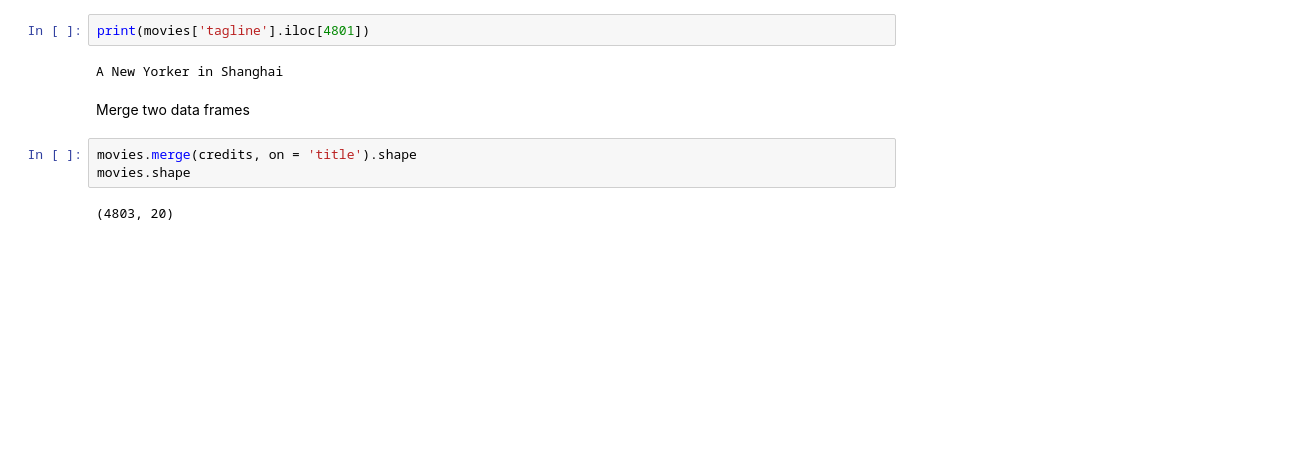
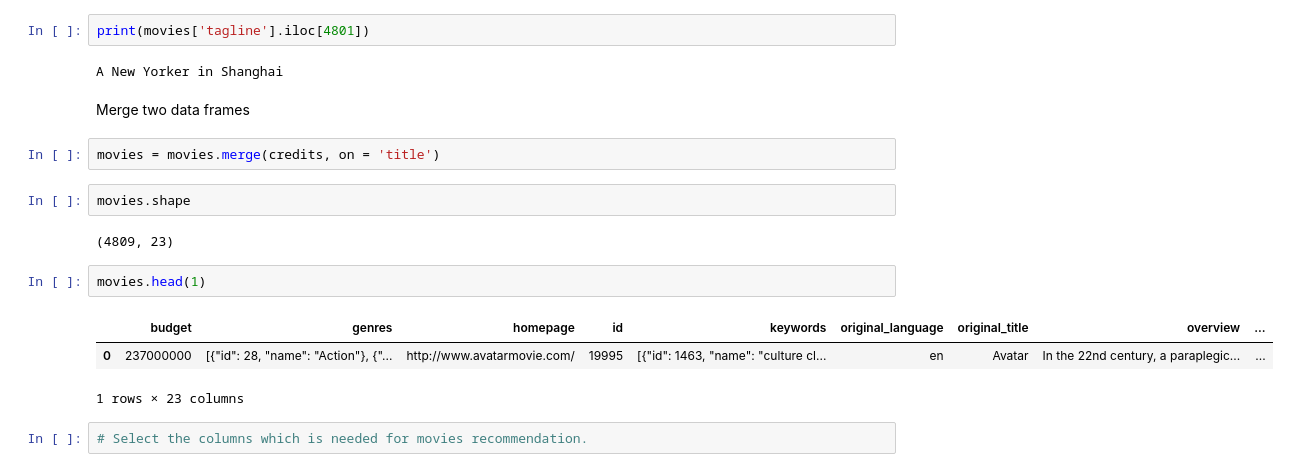
Before and after one commit to subhashiitb/100-Days-of-ML, a Jupyter notebook: ML Project/MovRec/Movie-Recommendatiion.ipynb, the cells around one changed output. Drawn from its saved outputs; the diff is of its cells as text; blank space fills up the shorter version.

```diff
--- a/ML Project/MovRec/Movie-Recommendatiion.ipynb
+++ b/ML Project/MovRec/Movie-Recommendatiion.ipynb
@@ -105,7 +92,16 @@ A New Yorker in Shanghai
 # %% [markdown]
 Merge two data frames
 # %%
-movies.merge(credits, on = 'title').shape
-movies.shape
+movies = movies.merge(credits, on = 'title')
-# %% [output]
-(4803, 20)
+# %%
+movies.shape
+# %% [output]
+(4809, 23)
+# %%
+movies.head(1)
+# %% [output]
+|  | budget | genres | homepage | id | keywords | original_language | original_title | overview | ... |
+| 0 | 237000000 | [{"id": 28, "name": "Action"}, {"... | http://www.avatarmovie.com/ | 19995 | [{"id": 1463, "name": "culture cl... | en | Avatar | In the 22nd century, a paraplegic... | ... |
+1 rows × 23 columns
+# %%
+# Select the columns which is needed for movies recommendation.
```
Also changed, not shown: parts of 28 cells of this notebook.
